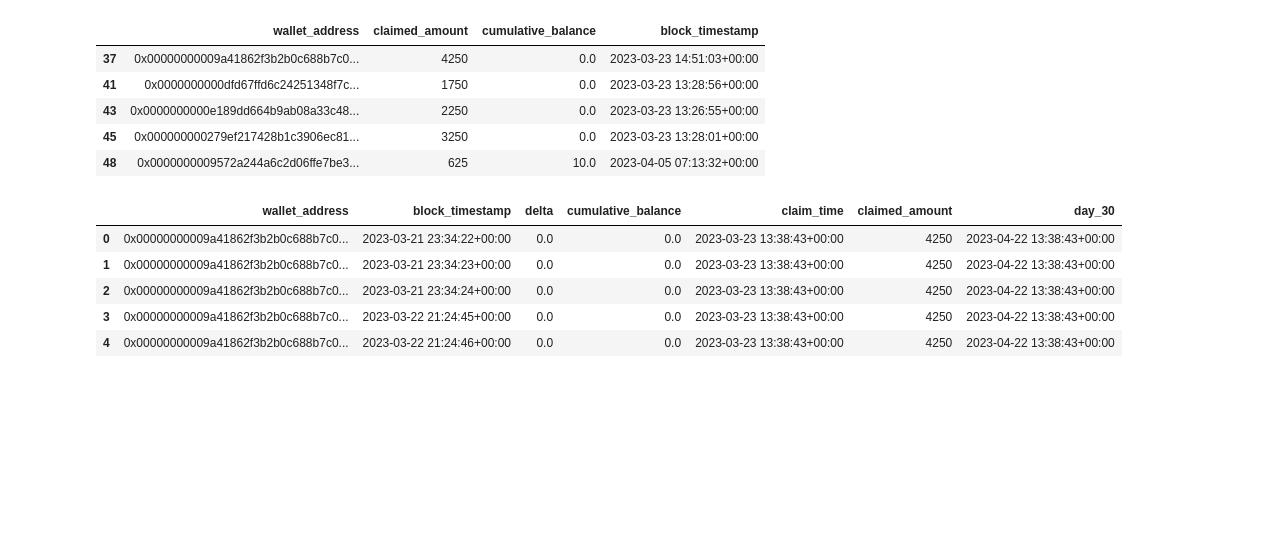
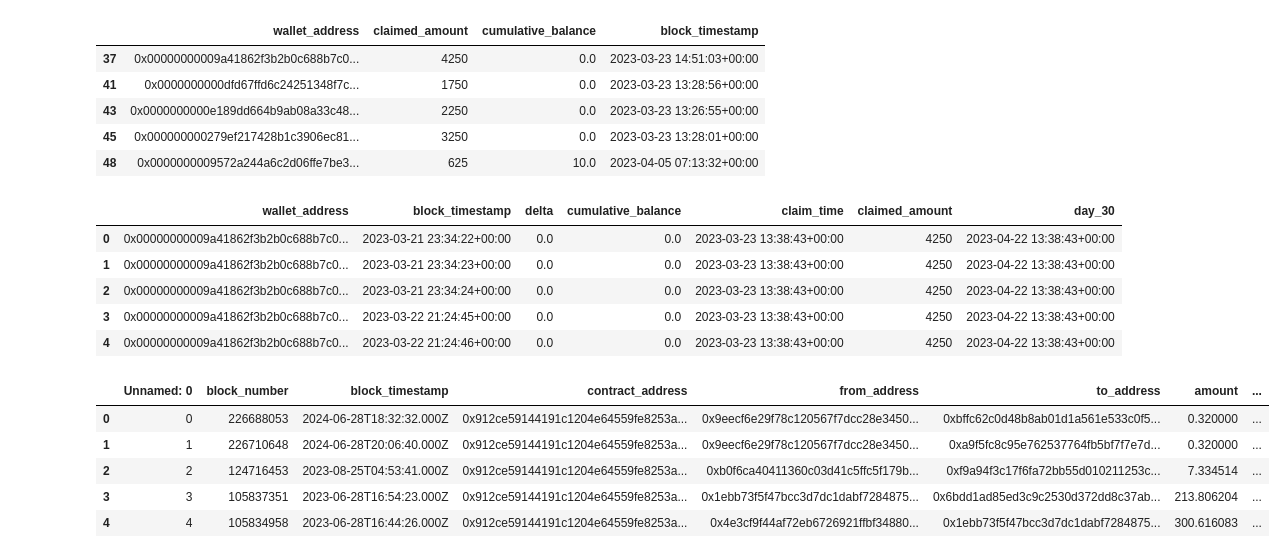
Before and after one commit to PointingNoWhere/arb_airdrop, a Jupyter notebook: notebooks/04_smd_arbdata_wallet_balance.ipynb, the cells around one changed output. Cells and saved outputs as stored; diff of their text form; code cells hidden in the pictures; blank space fills up the shorter version.

```diff
--- a/notebooks/04_smd_arbdata_wallet_balance.ipynb
+++ b/notebooks/04_smd_arbdata_wallet_balance.ipynb
@@ -229,3 +258,13 @@ display(merged_df.head())
 | 2 | 0x00000000009a41862f3b2b0c688b7c0... | 2023-03-21 23:34:24+00:00 | 0.0 | 0.0 | 2023-03-23 13:38:43+00:00 | 4250 | 2023-04-22 13:38:43+00:00 |
 | 3 | 0x00000000009a41862f3b2b0c688b7c0... | 2023-03-22 21:24:45+00:00 | 0.0 | 0.0 | 2023-03-23 13:38:43+00:00 | 4250 | 2023-04-22 13:38:43+00:00 |
 | 4 | 0x00000000009a41862f3b2b0c688b7c0... | 2023-03-22 21:24:46+00:00 | 0.0 | 0.0 | 2023-03-23 13:38:43+00:00 | 4250 | 2023-04-22 13:38:43+00:00 |
+# %%
+transfers_df = pd.read_csv(DATA_DIR/"transfers_data.csv")
+display(transfers_df.head())
+# %% [output]
+|  | Unnamed: 0 | block_number | block_timestamp | contract_address | from_address | to_address | amount | ... |
+| 0 | 0 | 226688053 | 2024-06-28T18:32:32.000Z | 0x912ce59144191c1204e64559fe8253a... | 0x9eecf6e29f78c120567f7dcc28e3450... | 0xbffc62c0d48b8ab01d1a561e533c0f5... | 0.320000 | ... |
+| 1 | 1 | 226710648 | 2024-06-28T20:06:40.000Z | 0x912ce59144191c1204e64559fe8253a... | 0x9eecf6e29f78c120567f7dcc28e3450... | 0xa9f5fc8c95e762537764fb5bf7f7e7d... | 0.320000 | ... |
+| 2 | 2 | 124716453 | 2023-08-25T04:53:41.000Z | 0x912ce59144191c1204e64559fe8253a... | 0xb0f6ca40411360c03d41c5ffc5f179b... | 0xf9a94f3c17f6fa72bb55d010211253c... | 7.334514 | ... |
+| 3 | 3 | 105837351 | 2023-06-28T16:54:23.000Z | 0x912ce59144191c1204e64559fe8253a... | 0x1ebb73f5f47bcc3d7dc1dabf7284875... | 0x6bdd1ad85ed3c9c2530d372dd8c37ab... | 213.806204 | ... |
+| 4 | 4 | 105834958 | 2023-06-28T16:44:26.000Z | 0x912ce59144191c1204e64559fe8253a... | 0x4e3cf9f44af72eb6726921ffbf34880... | 0x1ebb73f5f47bcc3d7dc1dabf7284875... | 300.616083 | ... |
```
Also changed, not shown: parts of 35 cells of this notebook, 3 other files.
